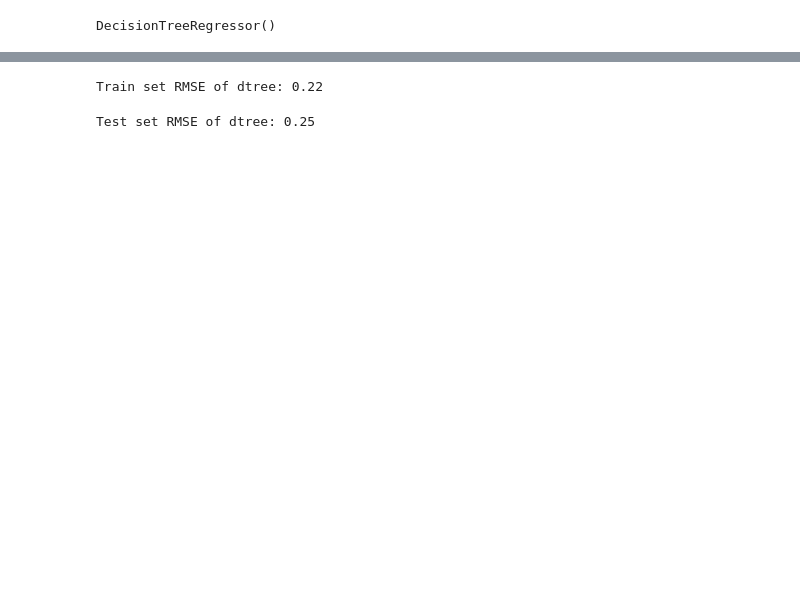
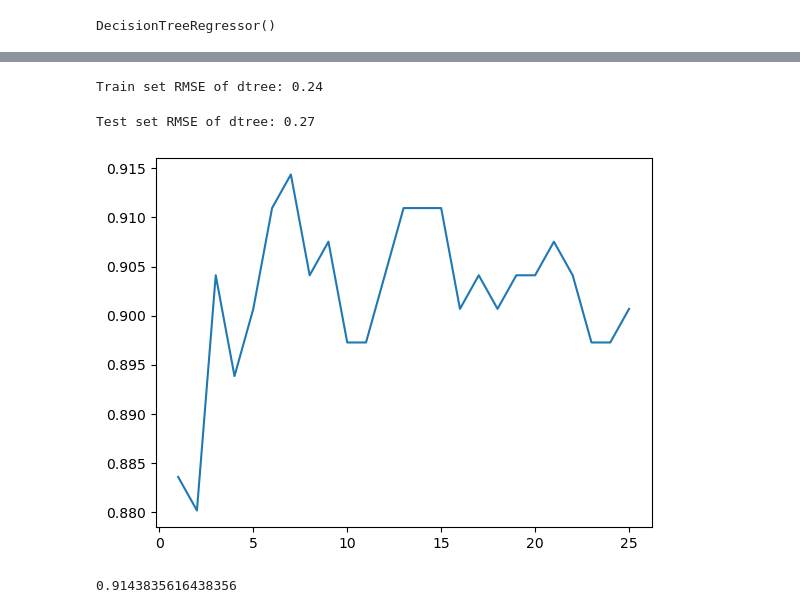
Before and after one commit to ctalladen78/WBSbootcamp23, a Jupyter notebook: week8/pipeline.ipynb, the cells around one changed output, grey strips where cells are left out. Drawn from its saved outputs; the diff is of its cells as text; code cells hidden in the pictures; blank space fills up the shorter version.

```diff
--- a/week8/pipeline.ipynb
+++ b/week8/pipeline.ipynb
@@ -6,9 +6,7 @@ import numpy as np
 import seaborn as sns
 import matplotlib.pyplot as plt
 
-housing_maindf = pd.read_csv('~/Documents/datacamp/WBS-School/wbs-housing-iter-0-2/housing-classification-iter-0-2.csv')
-
-housing_df = housing_maindf.copy()
+housing_df = pd.read_csv('~/Documents/datacamp/WBS-School/wbs-housing-iter-0-2/housing-classification-iter-0-2.csv')
 # %%
 X = housing_df.copy()
 # %%
@@ -73,7 +67,8 @@ from sklearn.model_selection import GridSearchCV
 # # 1. initialize transformers & model
 imputer = SimpleImputer(strategy="median")
 scaler = StandardScaler()
-dtree = DecisionTreeRegressor(max_depth=6)
+# dtree = DecisionTreeRegressor(max_depth=6) # best score: 91
+dtree = DecisionTreeClassifier(max_depth=6) # best score: 94
 
 # # 2. Create a pipeline
 pipe = make_pipeline(imputer, scaler, dtree)
@@ -109,9 +101,13 @@ param_grid = {
     "simpleimputer__strategy":["mean", "median"],
     "standardscaler__with_mean":[True, False],
     "standardscaler__with_std":[True, False],
-    "decisiontreeregressor__max_depth": range(2, 14),
-    "decisiontreeregressor__min_samples_leaf": range(3, 10)
+    # "decisiontreeregressor__max_depth": range(2, 14),
+    # "decisiontreeregressor__min_samples_leaf": range(3, 10),
     # "decisiontreeregressor__criterion":["gini", "entropy"]
+    "decisiontreeclassifier__max_depth": range(2, 14, 2),
+    "decisiontreeclassifier__min_samples_leaf": range(3, 12, 2),
+    # "kneighborsregressor__n_neighbors":[2,20]
+
 }
 # %%
 # define cross validation
@@ -162,7 +160,7 @@ rmse_dtree = mse_dtree**(1/2)
 # Print rmse_dt
 print("Train set RMSE of dtree: {:.2f}".format(rmse_dtree))
 # %% [output]
-Train set RMSE of dtree: 0.22
+Train set RMSE of dtree: 0.24
 # %%
 y_test_pred = search.predict(X_test)
 
@@ -177,4 +175,4 @@ rmse_dtree = mse_dtree**(1/2)
 # # Print rmse_dt
 print("Test set RMSE of dtree: {:.2f}".format(rmse_dtree))
 # %% [output]
-Test set RMSE of dtree: 0.25
+Test set RMSE of dtree: 0.27
@@ -180,0 +181,20 @@ Test set RMSE of dtree: 0.25
+# %%
+k_range = list(range(1, 26))
+scores = []
+for i in k_range:
+    knn = KNeighborsClassifier(n_neighbors=i)
+    knn.fit(X_train, y_train)
+    y_pred = knn.predict(X_test)
+    scores.append(accuracy_score(y_test, y_pred))
+# %%
+plt.plot(k_range, scores)
+plt.show()
+# %% [output]
+[figure, added]
+# %%
+knn = KNeighborsClassifier(n_neighbors=7)
+knn.fit(X_train, y_train)
+y_pred = knn.predict(X_test)
+accuracy_score(y_test, y_pred)
+# %% [output]
+0.9143835616438356
```
Also changed, not shown: parts of 11 cells of this notebook, 5 other files.
